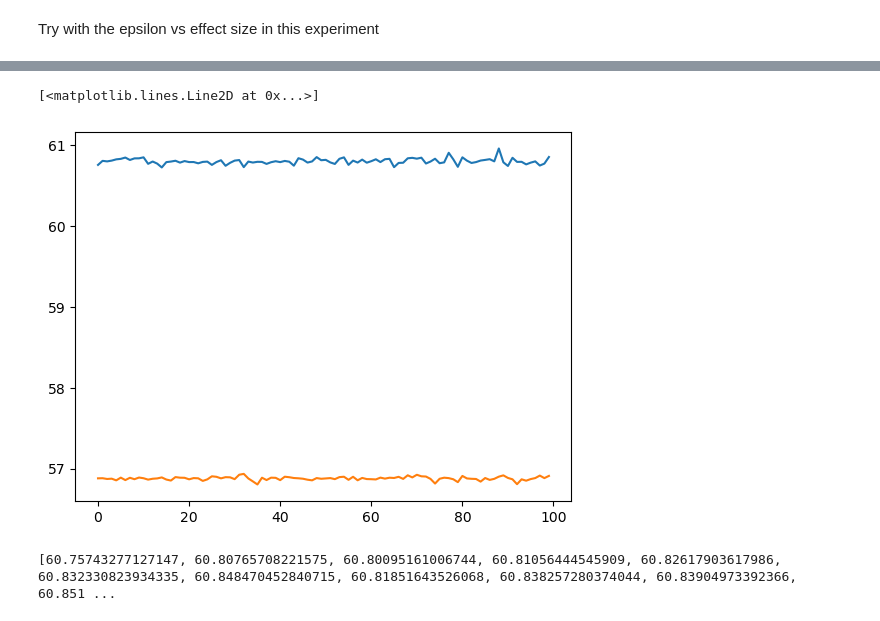
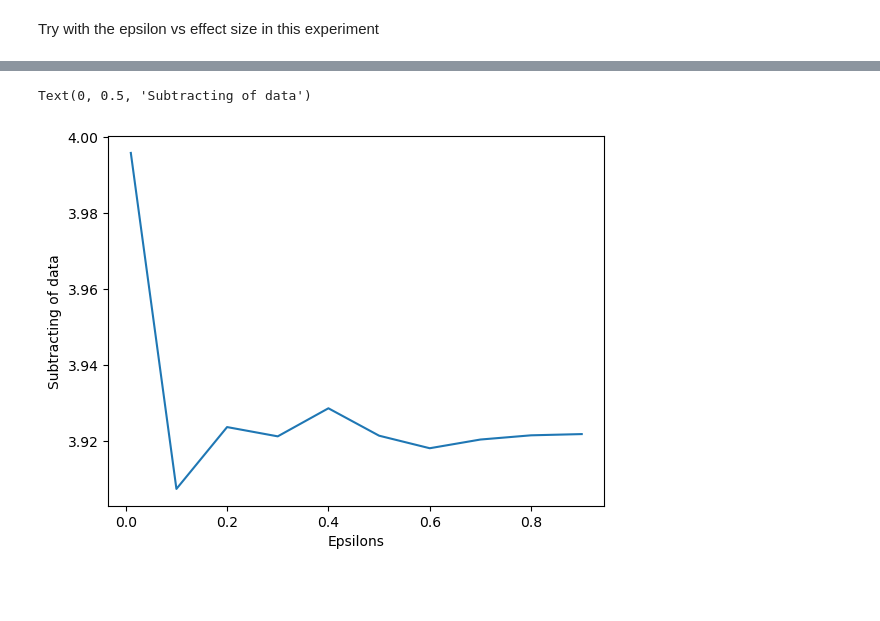
Before and after one commit to EatOreo/DifferentialPrivacyBiasExperiments, a Jupyter notebook: notebooks/Ages.ipynb, the cells around one changed output, grey strips where cells are left out. Cells and saved outputs as stored; diff of their text form; code cells hidden in the pictures; blank space fills up the shorter version.

```diff
--- a/notebooks/Ages.ipynb
+++ b/notebooks/Ages.ipynb
@@ -501,11 +483,17 @@ plt.plot(epsilons, cohends)
-# %%
-plt.cla()
-plt.plot(womenArr[9])
-plt.plot(menArr[9])
-# %% [output]
-[<matplotlib.lines.Line2D at 0x...>]
-[figure, removed]
-# %%
-print(womenArr[9])
-# %% [output]
-[60.75743277127147, 60.80765708221575, 60.80095161006744, 60.81056444545909, 60.82617903617986, 60.832330823934335, 60.848470452840715, 60.81851643526068, 60.838257280374044, 60.83904973392366, 60.851 ...
+# %%
+import numpy as np
+
+
+subtractions = []
+
+for  i in npp.arange(0, 10, 1):
+    swag = np.subtract(womenArr[i], menArr[i])
+    mean = swag.mean()
+    subtractions.append(mean)
+
+plt.plot(epsilons, subtractions)
+plt.xlabel("Epsilons")
+plt.ylabel("Subtracting of data")
+# %% [output]
+Text(0, 0.5, 'Subtracting of data')
+[figure, added]
```
Also changed, not shown: parts of 2 cells of this notebook.
